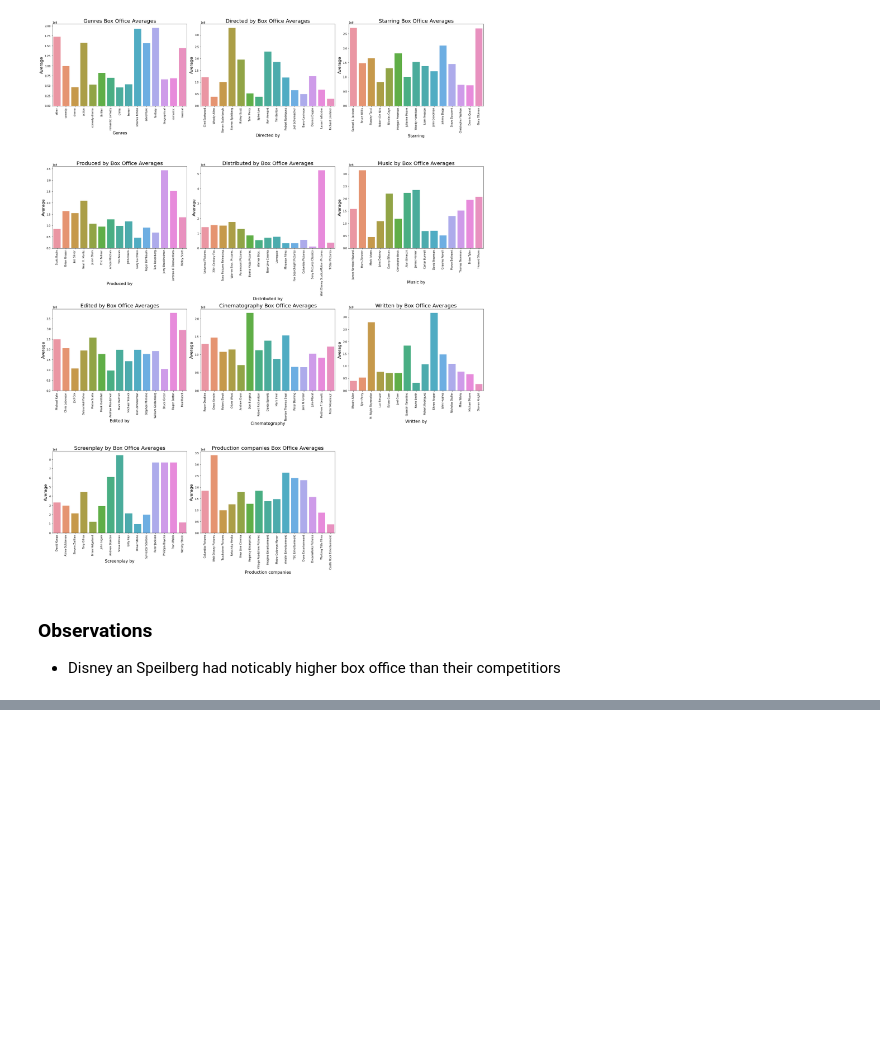
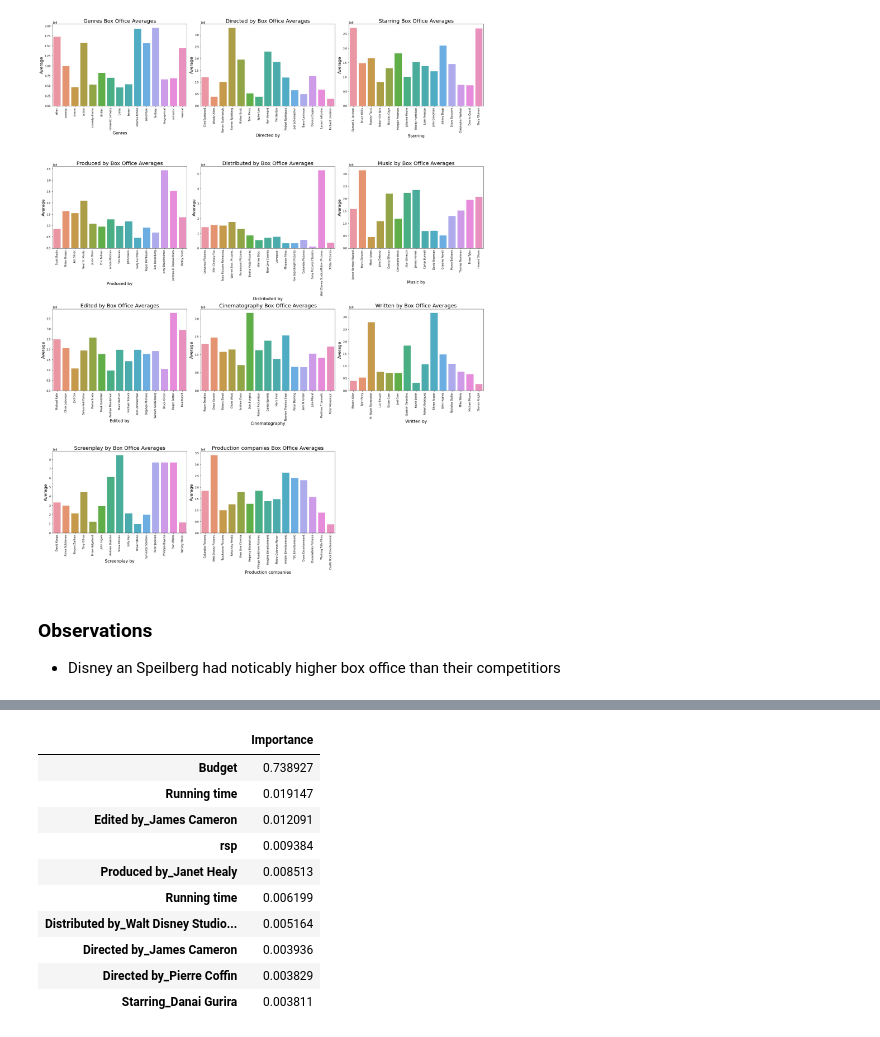
Before and after one commit to jacobh310/film_revenue_model, a Jupyter notebook: Film Revenue Cleaning and EDA.ipynb, the cells around one changed output, grey strips where cells are left out. Saved outputs shown, nothing was run; the diff lists cells and outputs as text; code cells hidden in the pictures; blank space fills up the shorter version.

```diff
--- a/Film Revenue Cleaning and EDA.ipynb
+++ b/Film Revenue Cleaning and EDA.ipynb
@@ -488,0 +505,14 @@ plt.show()
+# %%
+pd.DataFrame(feat_imports, columns=['Importance'])
+# %% [output]
+|  | Importance |
+| Budget | 0.738927 |
+| Running time | 0.019147 |
+| Edited by_James Cameron | 0.012091 |
+| rsp | 0.009384 |
+| Produced by_Janet Healy | 0.008513 |
+| Running time | 0.006199 |
+| Distributed by_Walt Disney Studio... | 0.005164 |
+| Directed by_James Cameron | 0.003936 |
+| Directed by_Pierre Coffin | 0.003829 |
+| Starring_Danai Gurira | 0.003811 |
```
Also changed, not shown: parts of 7 cells of this notebook, 1 other file.
